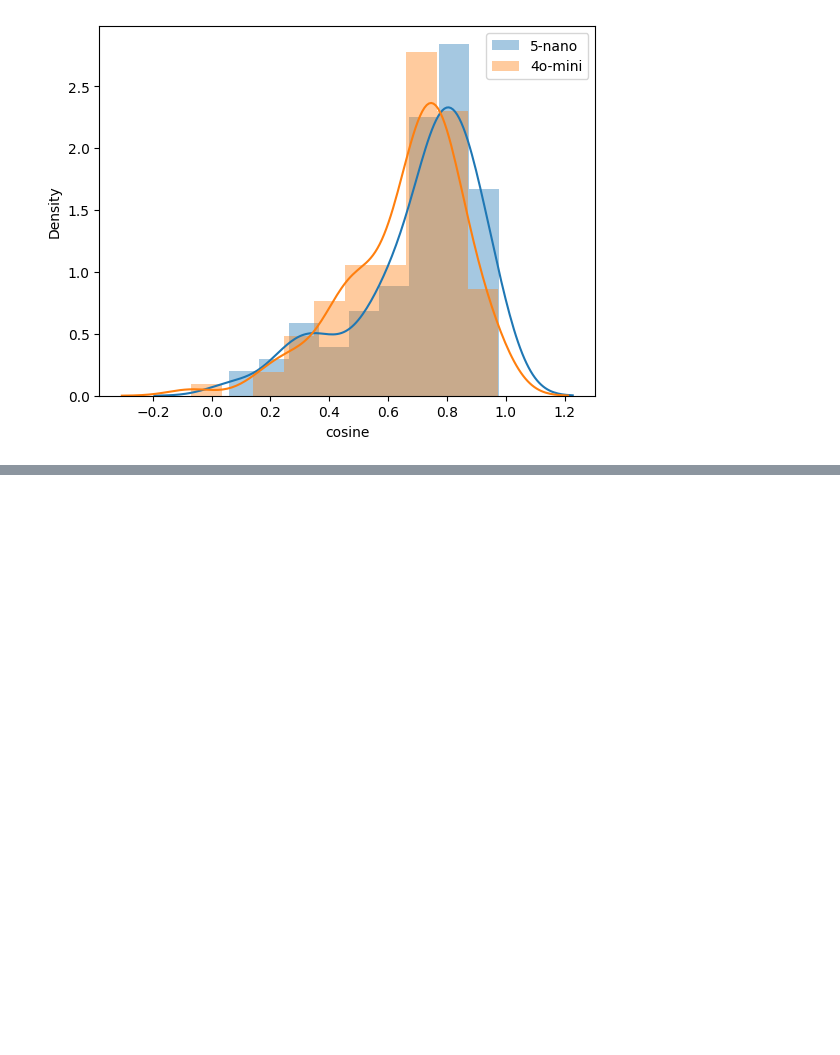
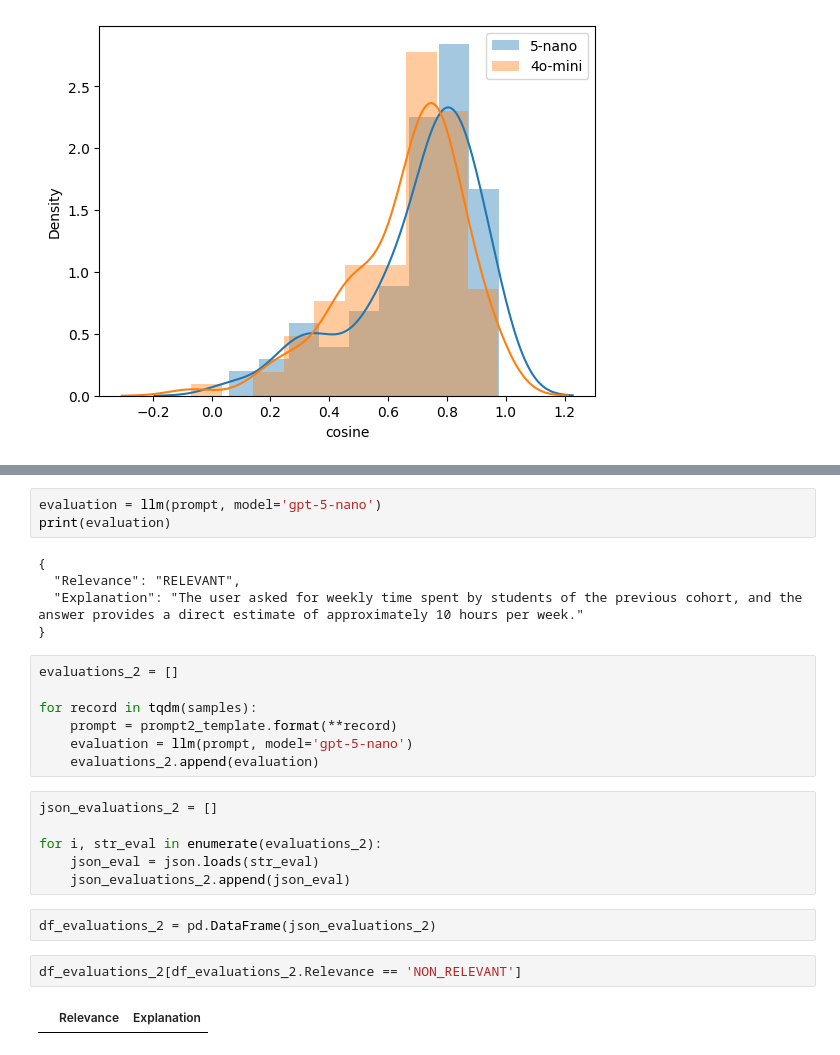
Before and after one commit to ambiernat/llm-course, a Jupyter notebook: notebook-1.ipynb, the cells around one changed output, grey strips where cells are left out. Cells and saved outputs as stored; diff of their text form; blank space fills up the shorter version.

```diff
--- a/notebook-1.ipynb
+++ b/notebook-1.ipynb
@@ -2156,0 +2293,27 @@ https://gist.github.com/mwaskom/de44147ed2974457ad6372750bbe5751
+# %%
+evaluation = llm(prompt, model='gpt-5-nano')
+print(evaluation)
+# %% [output]
+{
+  "Relevance": "RELEVANT",
+  "Explanation": "The user asked for weekly time spent by students of the previous cohort, and the answer provides a direct estimate of approximately 10 hours per week."
+}
+# %%
+evaluations_2 = []
+
+for record in tqdm(samples):
+    prompt = prompt2_template.format(**record)
+    evaluation = llm(prompt, model='gpt-5-nano')
+    evaluations_2.append(evaluation)
+# %%
+json_evaluations_2 = []
+
+for i, str_eval in enumerate(evaluations_2):
+    json_eval = json.loads(str_eval)
+    json_evaluations_2.append(json_eval)
+# %%
+df_evaluations_2 = pd.DataFrame(json_evaluations_2)
+# %%
+df_evaluations_2[df_evaluations_2.Relevance == 'NON_RELEVANT']
+# %% [output]
+|  | Relevance | Explanation |
```
Also changed, not shown: parts of 17 cells of this notebook.
